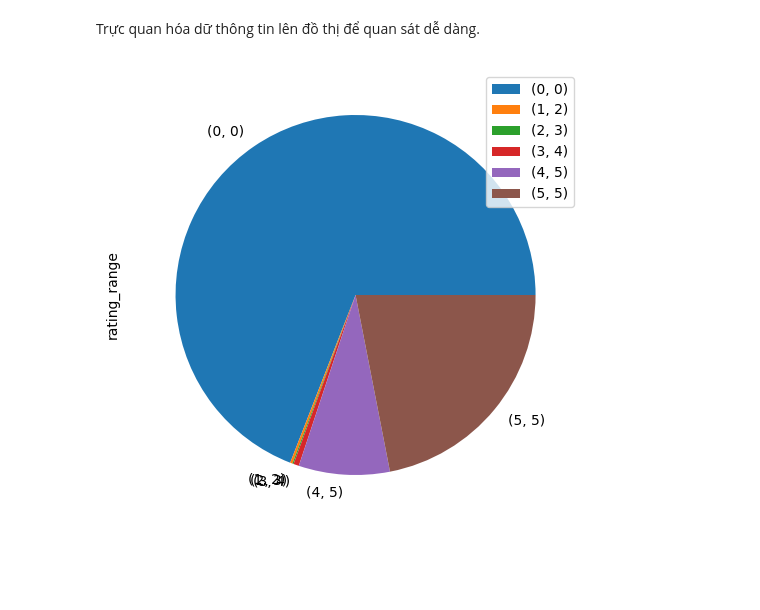
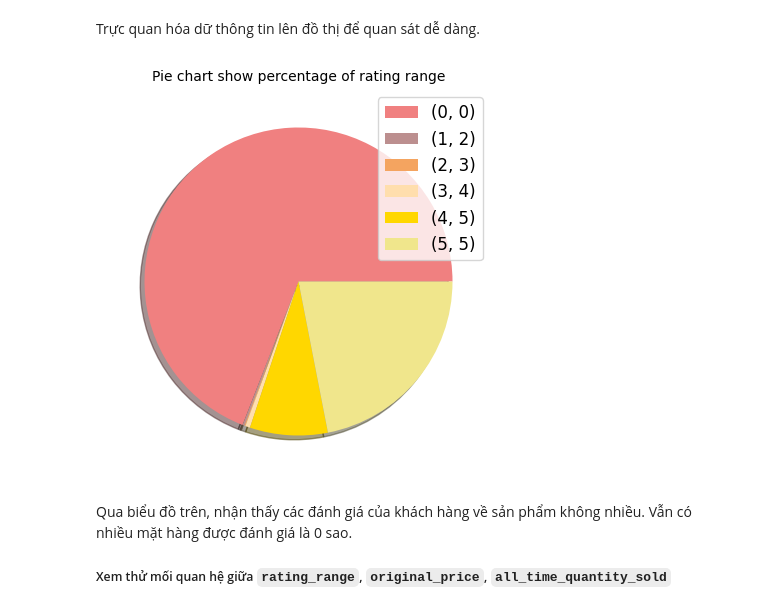
Before and after one commit to Miruku2201/NMKHDL_Final_Project, a Jupyter notebook: preprocessing.ipynb, the cells around one changed output. Cells and saved outputs as stored; diff of their text form; code cells hidden in the pictures; blank space fills up the shorter version.

```diff
--- a/preprocessing.ipynb
+++ b/preprocessing.ipynb
@@ -316,7 +317,7 @@ lightnovel_df.insert(len(lightnovel_df.columns), "Series", series_Series)
 # %% [markdown]
 - Sự phân tán của `rating_average` như thế nào đối với mỗi loại sách `categories`, và có liên quan gì về mặt giá cả của mỗi cuốn sách `price` và `all_time_quantity_sold` hay không.
 # %%
-cols_work = ["rating_average", "categories", "price"]
+cols_work = ["rating_average", "categories", "price", "original_price" ,"all_time_quantity_sold"]
 rcp_df = df[cols_work]
 # %% [markdown]
 `rating_average` được phân bố cho như thế nào?
@@ -357,9 +358,12 @@ def pie_chart(x,y, title):
     plt.pie(y, colors=c,shadow=True)
 #     plt.legend(rcp_df.rating_range.value_counts().sort_index().index, loc='best', fontsize=12)
     plt.legend(x, loc='best', fontsize=12)
-# %%
-rcp_df.rating_range.value_counts().sort_index().plot.pie()
-plt.legend()
-plt.show()
-# %% [output]
-[figure, removed]
+# %%
+x = rcp_df.rating_range.value_counts().sort_index().index
+y = rcp_df.rating_range.value_counts().sort_index().values
+pie_chart(x, y, "Pie chart show percentage of rating range")
+# %% [output]
+[figure, added]
+# %% [markdown]
+Qua biểu đồ trên, nhận thấy các đánh giá của khách hàng về sản phẩm không nhiều. Vẫn có nhiều mặt hàng được đánh giá là 0 sao.<br>
+##### Xem thử mối quan hệ giữa `rating_range`, `original_price`, `all_time_quantity_sold`
```
Also changed, not shown: parts of 4 cells of this notebook.
